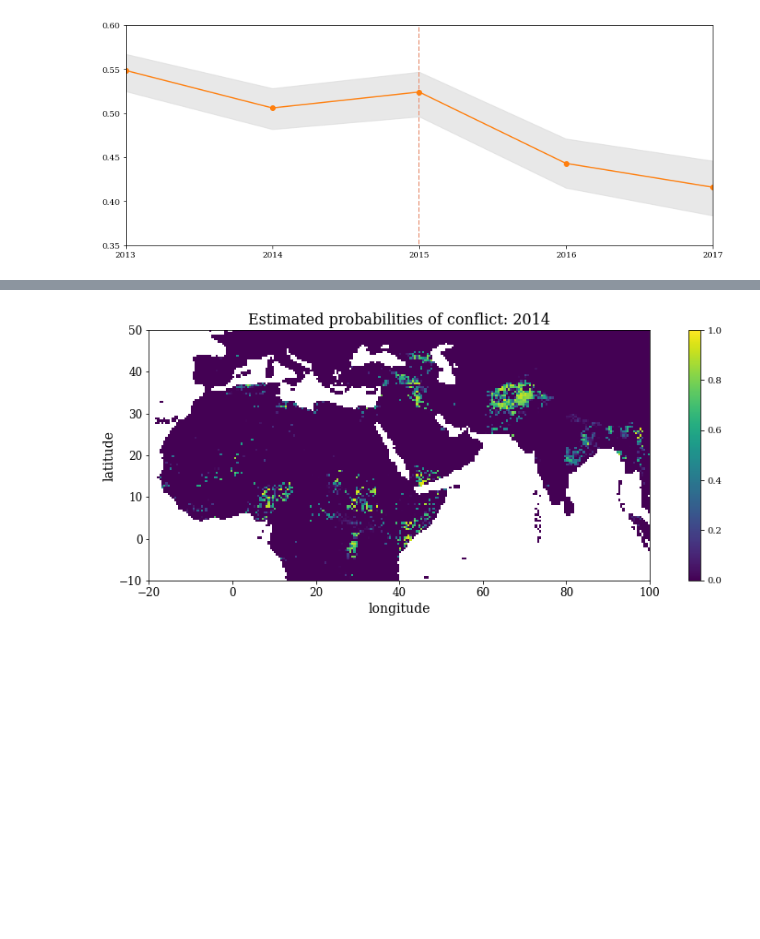
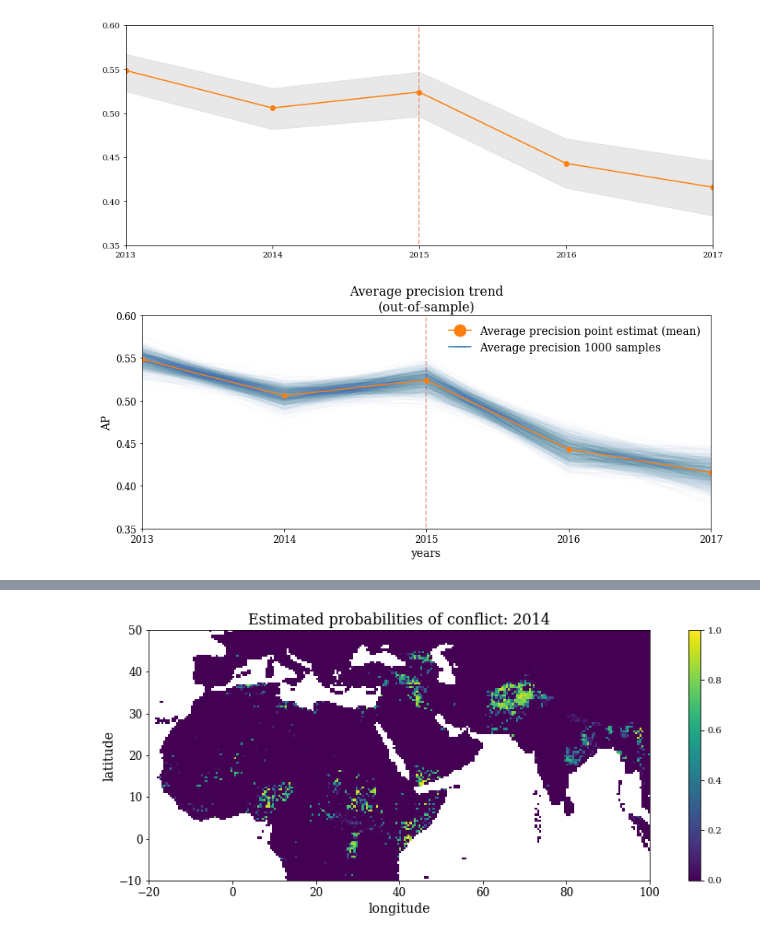
Before and after one commit to Polichinel/Master_Thesis, a Jupyter notebook: Plot_results.ipynb, the cells around one changed output, grey strips where cells are left out. Saved outputs shown, nothing was run; the diff lists cells and outputs as text; code cells hidden in the pictures; blank space fills up the shorter version.

Commit message:
new trend

```diff
--- a/Plot_results.ipynb
+++ b/Plot_results.ipynb
@@ -102,3 +118,50 @@ def ap_trend(fig_title):
 ap_trend('ap_trend.pdf')
 # %% [output]
 [figure]
+# %%
+def ap_trend_alt(fig_title):
+
+    years = list(dict_of_dicts.keys())
+    ap_means = []
+    plt.figure(figsize=[13,5])
+
+
+    for i in np.arange(0,1000,1):
+        list_of_ap = []
+        for year in years:
+            list_of_ap.append(dict_of_dicts[year]['ap'][i])
+
+        plt.plot(years, list_of_ap, color='C0', alpha=0.01)
+
+    for i in np.arange(2013,2018,1):
+        ap_means.append(dict_of_dicts[str(i)]['mean_ap'])
+
+    plt.plot(years, ap_means, '-o', color = 'C1')
+
+    plt.vlines(years[2],0,0.6,color='darksalmon', linestyle='dashed',alpha = 0.8)
+
+
+    cred_label = "Average precision 1000 samples"
+    mean_label = 'Average precision point estimat (mean)'
+    cred_line = mlines.Line2D([], [], color='C0', marker='_', markersize=15, label=cred_label)
+    mean_line = mlines.Line2D([], [], color='C1', marker='o', markersize=15, label=mean_label)
+    plt.legend(handles=[mean_line, cred_line],frameon = False, fontsize = 14)
+
+    plt.title('Average precision trend\n(out-of-sample)', fontsize = 16)
+    plt.xlabel('years', fontsize = 14)
+    plt.ylabel('AP', fontsize = 14)
+
+    plt.xlim(years[0],years[-1])
+    plt.ylim(0.35,0.6)
+
+    plt.xticks(fontsize = 12)
+    plt.yticks(fontsize = 12)
+
+    plt.savefig(fig_title, bbox_inches="tight")
+
+
+    plt.show()
+# %%
+ap_trend_alt('ap_trend_alt.pdf')
+# %% [output]
+[figure, added]
```
Also changed, not shown: parts of 12 cells of this notebook.
